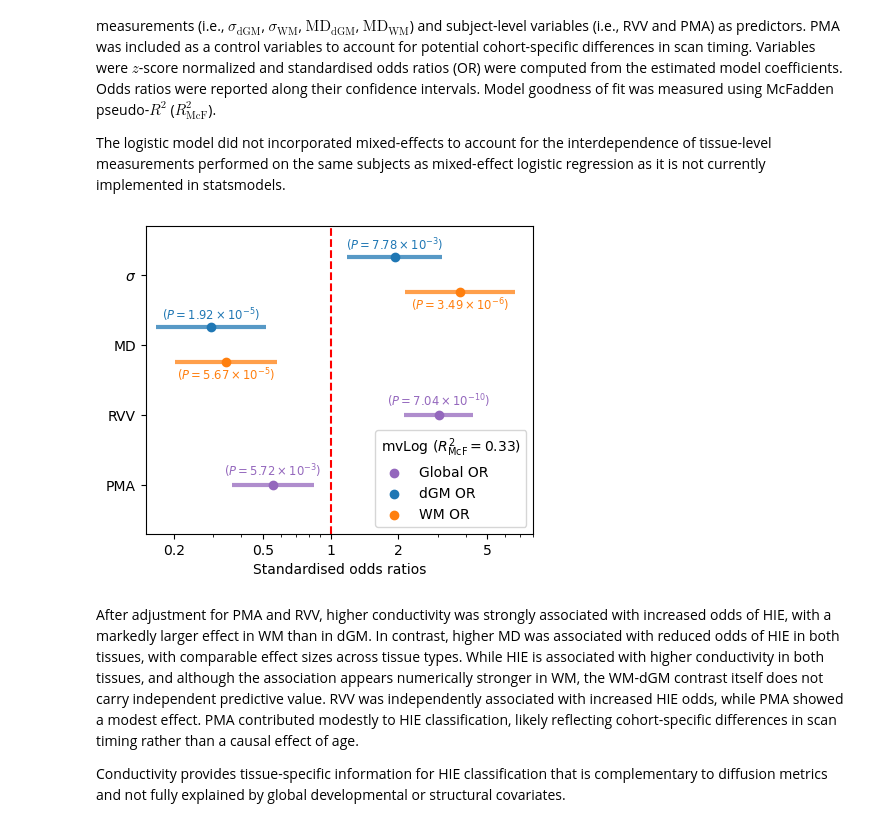
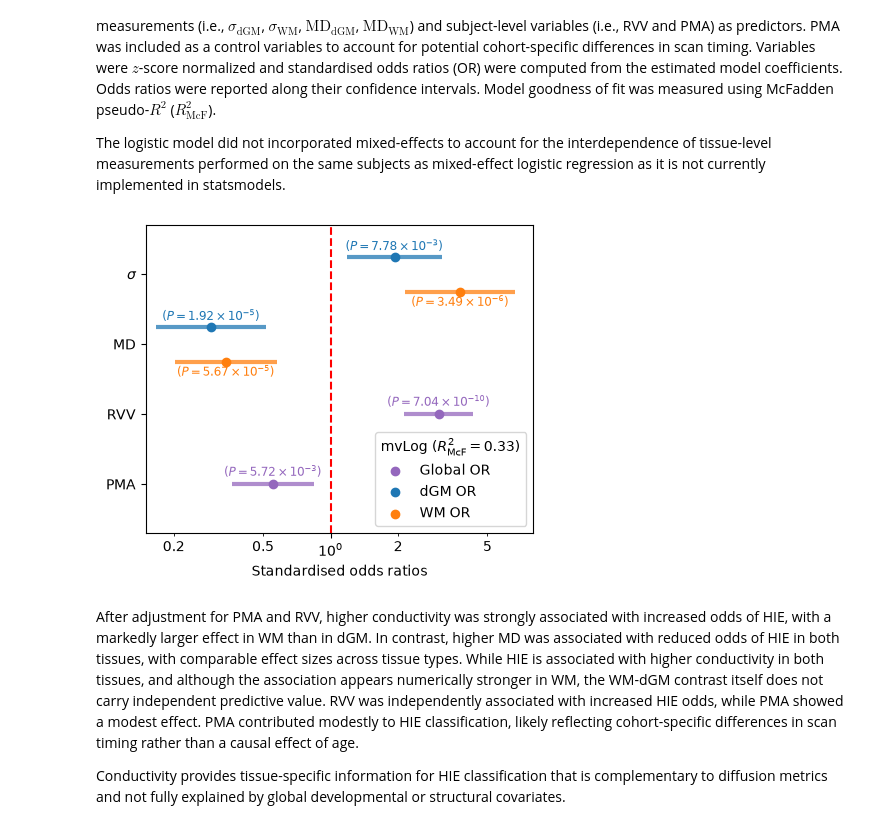
Before and after one commit to aboutill/nano-eptk, a Jupyter notebook: notebooks/experiments/stats_analysis_experiment5.ipynb, the cells around one changed output. Cells and saved outputs as stored; diff of their text form; code cells hidden in the pictures.

```diff
--- a/notebooks/experiments/stats_analysis_experiment5.ipynb
+++ b/notebooks/experiments/stats_analysis_experiment5.ipynb
@@ -1043,35 +1040,35 @@ for i, tissue in enumerate(tissue_labels):
         ax.text(params[idx], y, f"({sci_no})", ha=ha, va=va, size="small", c=palette[i])
 
 # Add dashed line at 1.0
 plt.axline((1,0), (1,1), color="r", linestyle="--")
 
 # Axis labels and linits
 ax.set_yticks(range(m+k), labels)
 ax.set_xlabel(r"Standardised odds ratios")
 ax.set_xlim(xlim)
 ax.set_ylim(ylim)
 ax.set_xscale("log")
 xticks = [0.2, 0.5, 1, 2, 5]
-ax.set_xticks(ticks=xticks, labels=xticks, minor=False)
+ax.set_xticks(ticks=xticks, labels=xticks, minor=True)
 
 # Legend
 rsquared = lgm.prsquared
 leg = ax.legend(loc="lower right", title=f"mvLog ($R^2_{{\mathregular{{McF}}}} = {rsquared:.2f}$)")
 leg._legend_box.align = "left"
 
 # Initialize output directories
 for path in [summary_path, plot_path]:
     output_dir = os.path.dirname(path)
     os.makedirs(output_dir, exist_ok=True)
 
 # Save plot
 plt.savefig(plot_path, dpi=300, bbox_inches="tight")
 
 # Write summary
 with open(summary_path, "w") as fh:
     fh.write(lgm.summary().as_text())
 # %% [output]
-[figure, old version]
+[figure, new version]
 # %% [markdown]
 After adjustment for PMA and RVV, higher conductivity was strongly associated with increased odds of HIE, with a markedly larger effect in WM than in dGM. In contrast, higher MD was associated with reduced odds of HIE in both tissues, with comparable effect sizes across tissue types. While HIE is associated with higher conductivity in both tissues, and although the association appears numerically stronger in WM, the WM-dGM contrast itself does not carry independent predictive value. RVV was independently associated with increased HIE odds, while PMA showed a modest effect. PMA contributed modestly to HIE classification, likely reflecting cohort-specific differences in scan timing rather than a causal effect of age.
 
```
Also changed, not shown: parts of 6 cells of this notebook, 11 other files.
